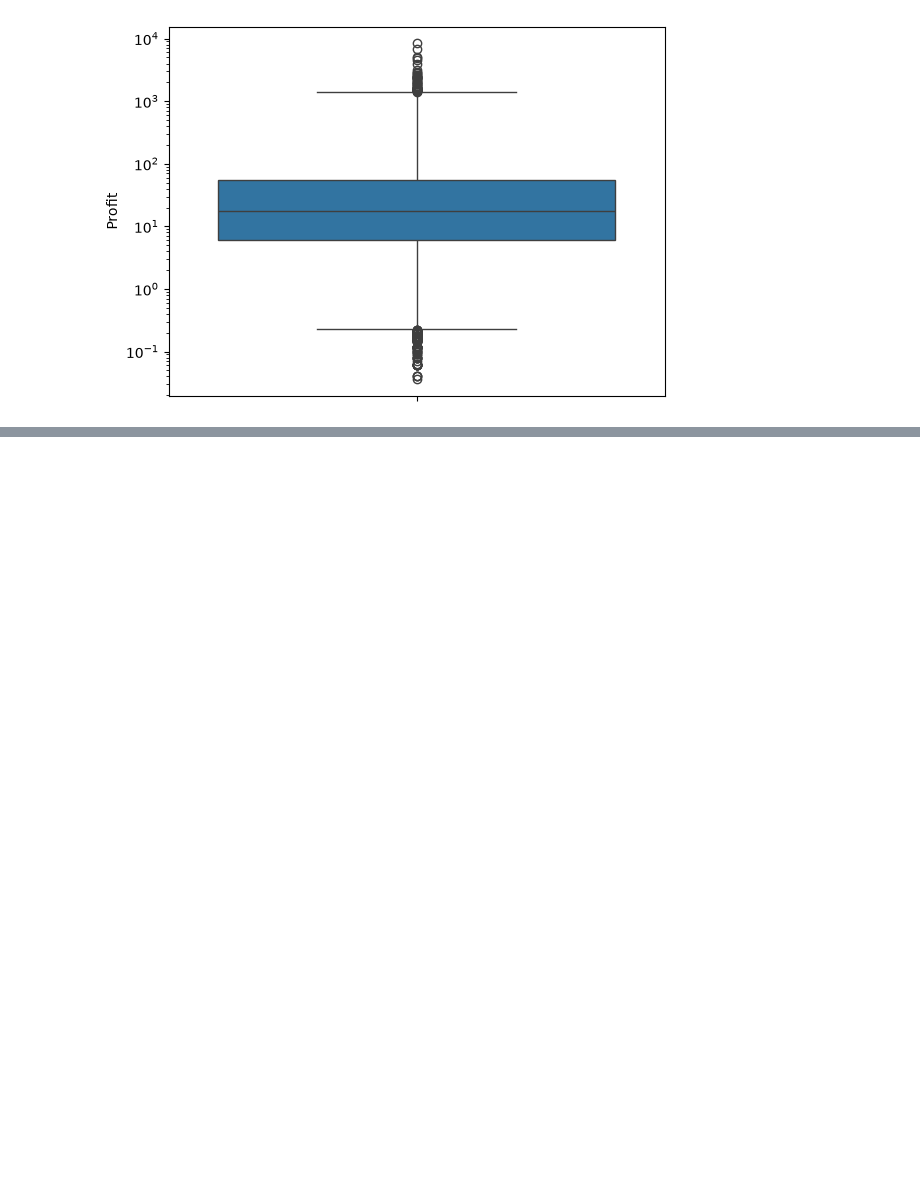
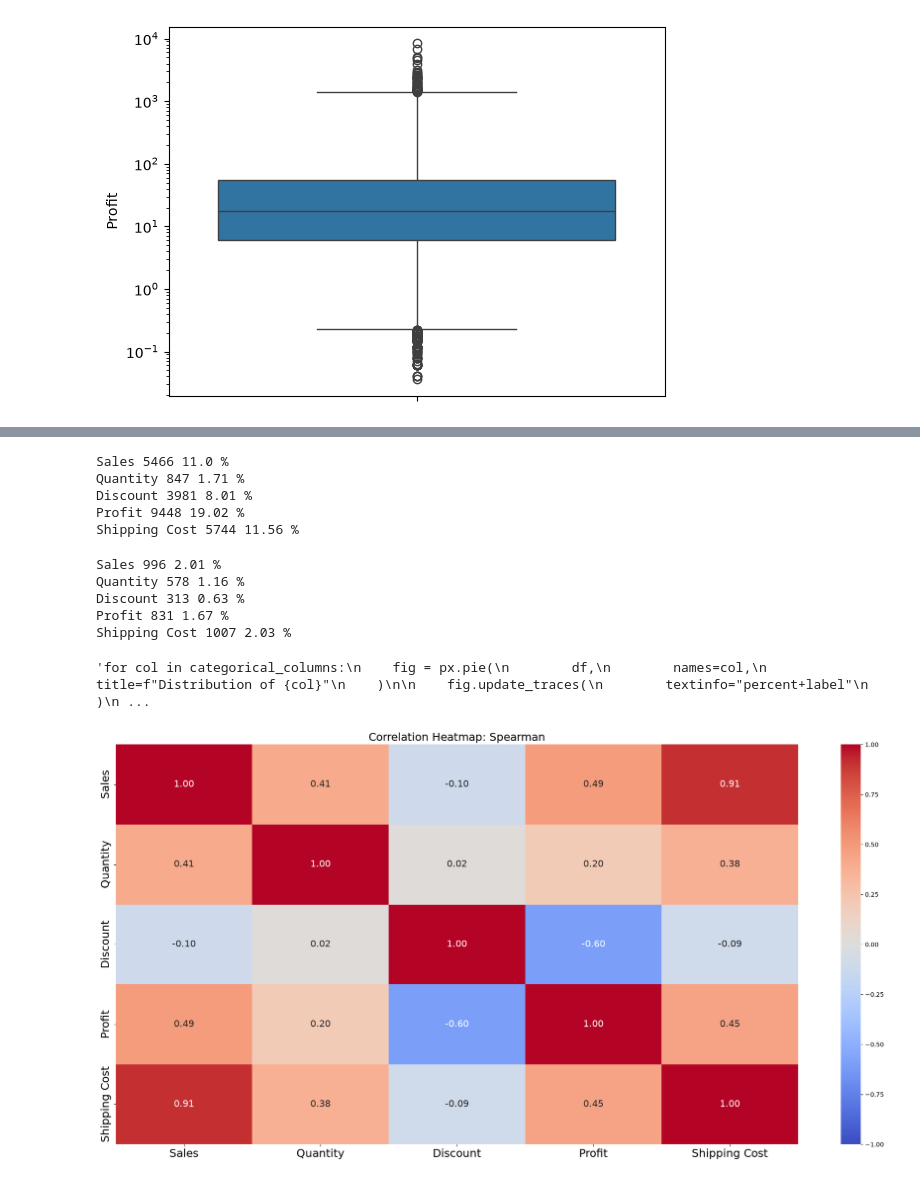
Before and after one commit to bahram0111/bootcamp-store-analytics, a Jupyter notebook: EDA_draft.ipynb, the cells around one changed output, grey strips where cells are left out. Drawn from its saved outputs; the diff is of its cells as text; code cells hidden in the pictures; blank space fills up the shorter version.

```diff
--- a/EDA_draft.ipynb
+++ b/EDA_draft.ipynb
@@ -493,0 +509,51 @@ fig.show()
+# %%
+for col in numeric_columns:
+    print(col, int(outlier_detector(df[col]).sum()) , round((int(outlier_detector(df[col]).sum()) / df[col].shape[0]) * 100 , 2) , '%')
+# %% [output]
+Sales 5466 11.0 %
+Quantity 847 1.71 %
+Discount 3981 8.01 %
+Profit 9448 19.02 %
+Shipping Cost 5744 11.56 %
+# %%
+for col in numeric_columns:
+    print(col, int(outlier_detector(df[col] , method='zscore').sum()) ,
+        round((int(outlier_detector(df[col] , method='zscore').sum()) / df[col].shape[0]) * 100 , 2) , '%')
+# %% [output]
+Sales 996 2.01 %
+Quantity 578 1.16 %
+Discount 313 0.63 %
+Profit 831 1.67 %
+Shipping Cost 1007 2.03 %
+# %%
+"""for col in categorical_columns:
+    fig = px.pie(
+        df,
+        names=col,
+        title=f"Distribution of {col}"
+    )
+
+    fig.update_traces(
+        textinfo="percent+label"
+    )
+
+    fig.show()"""
+# %% [output]
+'for col in categorical_columns:\n    fig = px.pie(\n        df,\n        names=col,\n        title=f"Distribution of {col}"\n    )\n\n    fig.update_traces(\n        textinfo="percent+label"\n    )\n ...
+# %%
+def corr_heatmap(numeric_df, method="spearman"):
+    cor = numeric_df.corr(method=method)
+    plt.figure(figsize=(20,10))
+    sns.heatmap(cor, annot=True, fmt=".2f", cmap="coolwarm", vmin=-1, vmax=1, center=0,
+                annot_kws={"size": 15})
+
+    plt.xticks(fontsize=18)
+    plt.yticks(fontsize=18)
+
+    plt.title(f"Correlation Heatmap: {method.capitalize()}" , fontsize=18)
+    plt.tight_layout()
+    plt.show()
+# %%
+corr_heatmap(df[numeric_columns])
+# %% [output]
+[figure, added]
```
Also changed, not shown: parts of 9 cells of this notebook.
